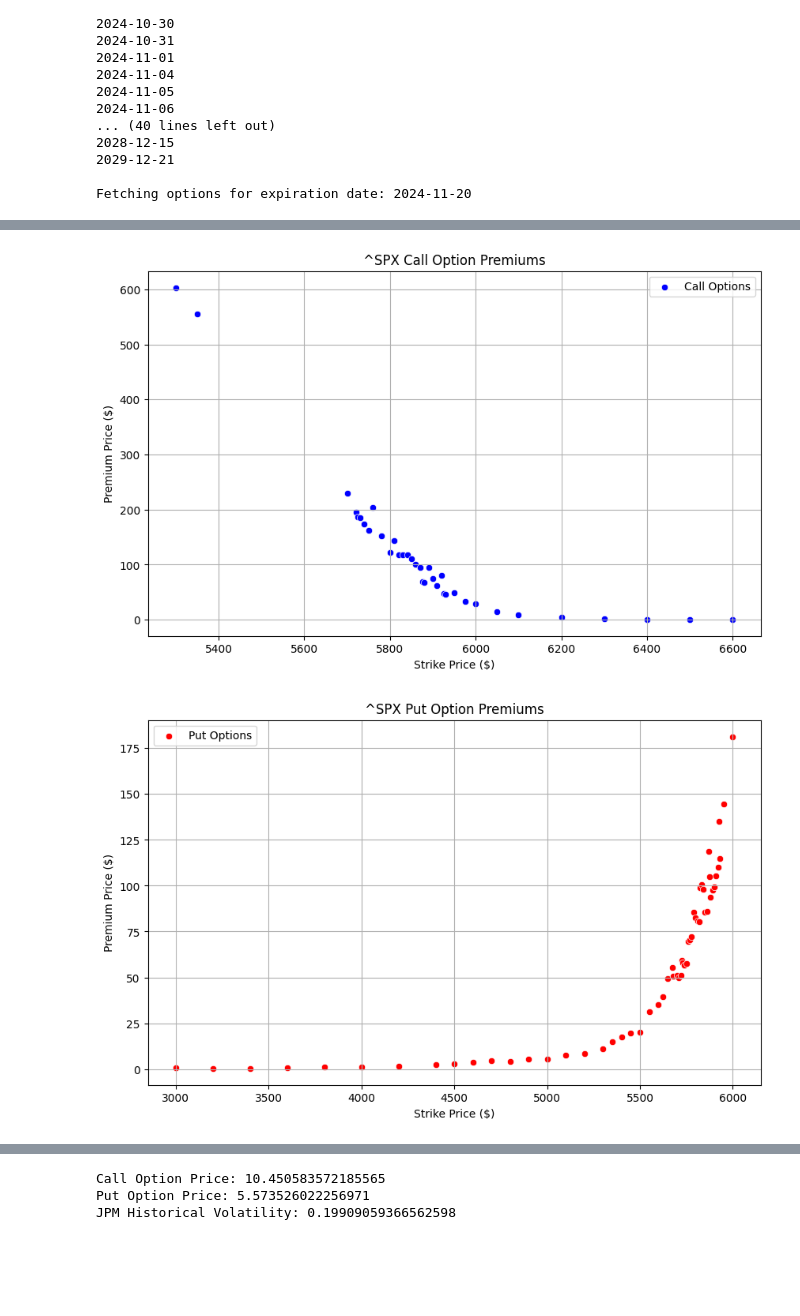
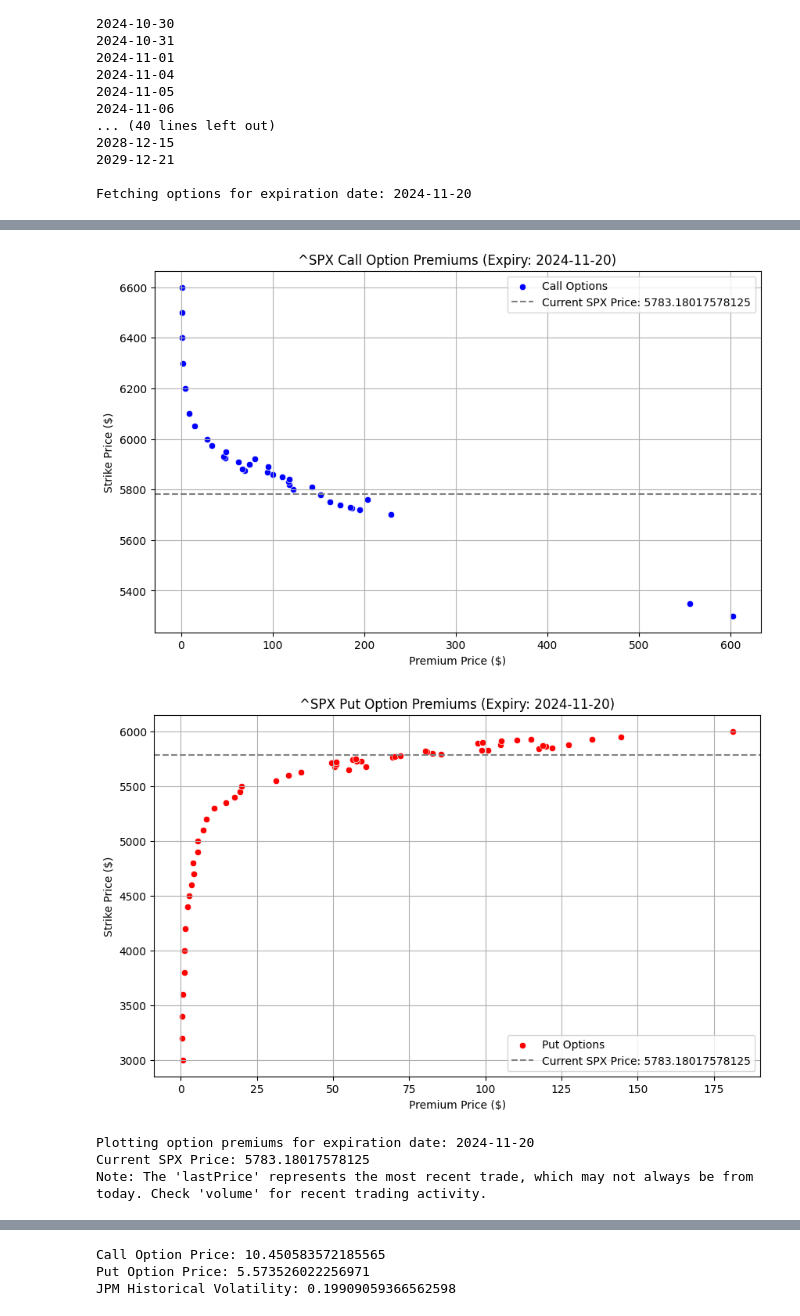
Before and after one commit to yCobanoglu/gitpod-data-science, a Jupyter notebook: src/quickstart.ipynb, the cells around one changed output, grey strips where cells are left out. Cells and saved outputs as stored; diff of their text form; code cells hidden in the pictures; blank space fills up the shorter version.

```diff
--- a/src/quickstart.ipynb
+++ b/src/quickstart.ipynb
@@ -25,10 +25,10 @@ def fetch_historical_stock_data(ticker_symbol, period="1y"):
 
 ticker_symbol = "^SPX"
 
-jpm_stock_data = fetch_historical_stock_data(ticker_symbol, period="1y")
+stock_data = fetch_historical_stock_data(ticker_symbol, period="1y")
 
 plt.figure(figsize=(10, 5))
-plt.plot(jpm_stock_data['Close'])
+plt.plot(stock_data['Close'])
 plt.title(f'{ticker_symbol} Historical Stock Price')
 plt.xlabel('Date')
 plt.ylabel('Stock Price (USD)')
@@ -70,29 +70,53 @@ Available Expiration Dates for SPX:
 
 Fetching options for expiration date: 2024-11-20
 # %%
-print(f"Plotting option premiums for expiration date: {expiration_in_one_month}")
-print("Note: The 'lastPrice' represents the most recent trade.\n")
+def fetch_current_stock_price(ticker_symbol):
+    """
+    Fetches the current stock price for the given ticker symbol.
 
-# Example usage:
-calls, puts = fetch_options_data(ticker_symbol, EXPIRATION_DATE_INDEX)
+    Parameters:
+    - ticker_symbol (str): The ticker symbol (e.g., 'SPX')
 
-# Plot Call Option Premiums
+    Returns:
+    - current_price (float): The latest stock price
+    """
+    ticker = yf.Ticker(ticker_symbol)
+    stock_data = ticker.history(period="1d")
+    current_price = stock_data['Close'].iloc[-1]  # Get the most recent closing price
+    return current_price
+
+spx_calls, spx_puts = fetch_options_data(ticker_symbol, EXPIRATION_DATE_INDEX)
+
+#print(spx_calls)
+
+# Fetch the current stock price
+current_stock_price = fetch_current_stock_price(ticker_symbol)
+print(current_stock_price)
+
+# Plot Call Option Premiums for SPX with a horizontal line for the current stock price
 plt.figure(figsize=(10, 6))
-sns.scatterplot(data=calls, x='strike', y='lastPrice', color='blue', label='Call Options')
-plt.title(f'{ticker_symbol} Call Option Premiums')
-plt.xlabel('Strike Price ($)')
-plt.ylabel('Premium Price ($)')
+sns.scatterplot(data=spx_calls, x='lastPrice', y='strike', color='blue', label='Call Options')
+plt.axhline(y=current_stock_price, color='gray', linestyle='--', label=f'Current SPX Price: {current_stock_price}')
+plt.title(f'{ticker_symbol} Call Option Premiums (Expiry: {expiration_in_one_month})')
+plt.xlabel('Premium Price ($)')
+plt.ylabel('Strike Price ($)')
 plt.legend()
 plt.grid(True)
 plt.show()
 
-# Plot Put Option Premiums
+# Plot Put Option Premiums for SPX with a horizontal line for the current stock price
 plt.figure(figsize=(10, 6))
-sns.scatterplot(data=puts, x='strike', y='lastPrice', color='red', label='Put Options')
-plt.title(f'{ticker_symbol} Put Option Premiums')
-plt.xlabel('Strike Price ($)')
-plt.ylabel('Premium Price ($)')
+sns.scatterplot(data=spx_puts, x='lastPrice', y='strike', color='red', label='Put Options')
+plt.axhline(y=current_stock_price, color='gray', linestyle='--', label=f'Current SPX Price: {current_stock_price}')
+plt.title(f'{ticker_symbol} Put Option Premiums (Expiry: {expiration_in_one_month})')
+plt.xlabel('Premium Price ($)')
+plt.ylabel('Strike Price ($)')
 plt.legend()
 plt.grid(True)
 plt.show()
+
+# Print the expiration date for clarity
+print(f"Plotting option premiums for expiration date: {expiration_in_one_month}")
+print(f"Current SPX Price: {current_stock_price}")
+print("Note: The 'lastPrice' represents the most recent trade, which may not always be from today. Check 'volume' for recent trading activity.\n")
 # %% [output]
@@ -101,2 +140,5 @@ Note: The 'lastPrice' represents the most recent trade.
-[figure, old version]
+[figure, new version]
-[figure, old version]
+[figure, new version]
+Plotting option premiums for expiration date: 2024-11-20
+Current SPX Price: 5783.18017578125
+Note: The 'lastPrice' represents the most recent trade, which may not always be from today. Check 'volume' for recent trading activity.
```
Also changed, not shown: parts of 4 cells of this notebook.
